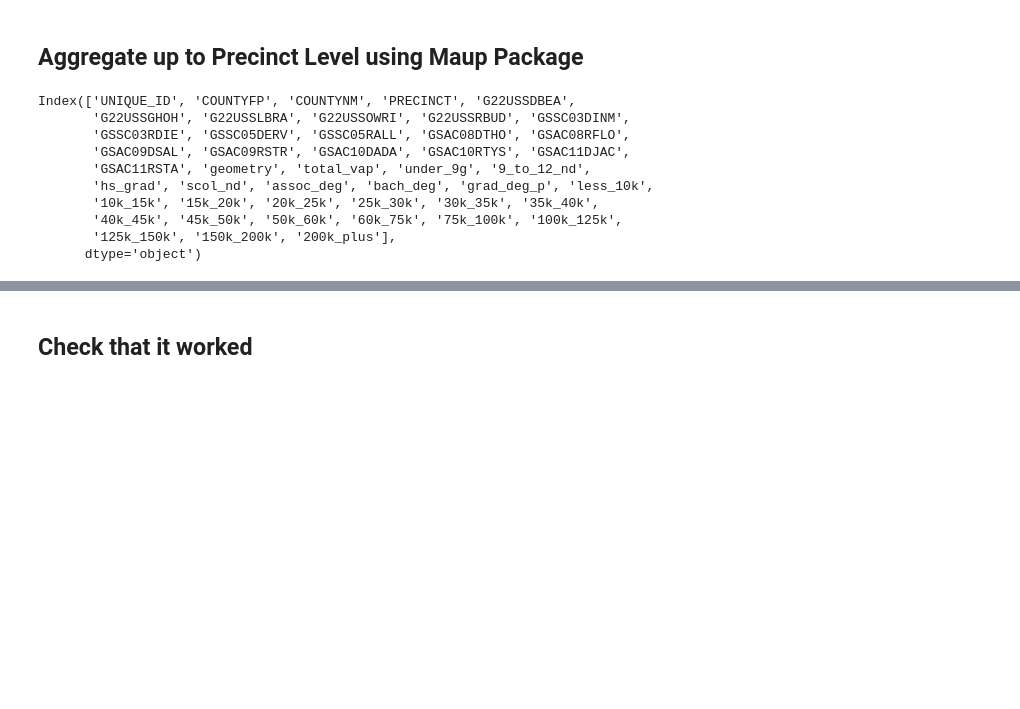
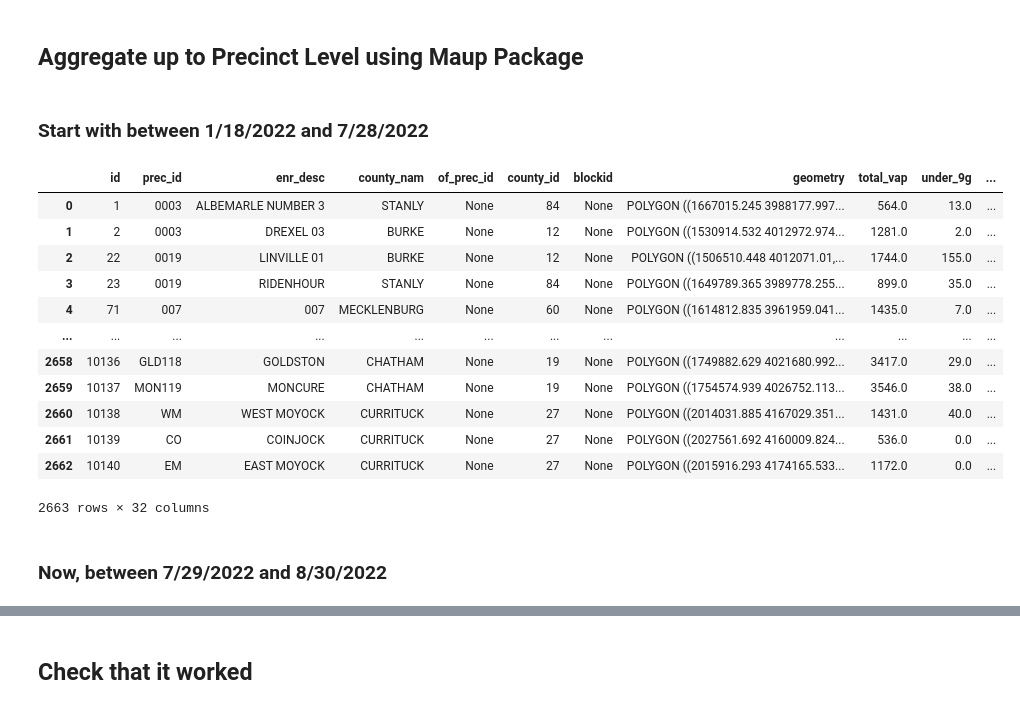
Before and after one commit to Jmilk3/UCS_Voting_Repo, a Jupyter notebook: Code/Data_Cleaning/nc_data_clean_up.ipynb, the cells around one changed output, grey strips where cells are left out. Cells and saved outputs as stored; diff of their text form; code cells hidden in the pictures; blank space fills up the shorter version.

```diff
--- a/Code/Data_Cleaning/nc_data_clean_up.ipynb
+++ b/Code/Data_Cleaning/nc_data_clean_up.ipynb
@@ -29,7 +29,9 @@ block_groups_2022 = gpd.read_file(NOT_GIT_DIR / "tl_2022_37_bg/tl_2022_37_bg.shp
 block_groups_2023 = gpd.read_file(NOT_GIT_DIR / "tl_2023_37_bg/tl_2023_37_bg.shp")
 
 # Precincts Voting Data and Shapefile (This is updated!)
-time_period_83122_123122_gdf = gpd.read_file(BASE_DIR / "Shapefile_Data" / "SBE_PRECINCTS_20220831" / "SBE_PRECINCTS_20220831.shp")
+time_period_11822_72822_gdf = gpd.read_file(BASE_DIR / "Shapefile_Data" / "SBE_PRECINCTS_20220118" / "SBE_PRECINCTS_20220118.shp")
+time_period_72922_83022_gdf = gpd.read_file(BASE_DIR / "Shapefile_Data" / "SBE_PRECINCTS_20220729" / "SBE_PRECINCTS_20220729.shp")
+time_period_83122_121923_gdf = gpd.read_file(BASE_DIR / "Shapefile_Data" / "SBE_PRECINCTS_20220831" / "SBE_PRECINCTS_20220831.shp")
 # %% [markdown]
 ## Clean up the Data and Naming
 # %%
@@ -171,32 +175,32 @@ nc_data_2022_gdf = block_groups_2022.merge(merged_education_income_2022_df, on =
 nc_data_2023_gdf = block_groups_2023.merge(merged_education_income_2023_df, on = ["GEOID"], how = "left")
 # %% [markdown]
 ## Aggregate up to Precinct Level using Maup Package
+# %% [markdown]
+### Start with between 1/18/2022 and 7/28/2022
 # %%
 # We need both shapefiles to be in the same CRS
 nc_data_2022_gdf = nc_data_2022_gdf.to_crs(epsg = 26915)
-nc_data_2023_gdf = nc_data_2023_gdf.to_crs(epsg = 26915)
-precincts_2022_gdf = precincts_2022_gdf.to_crs(epsg = 26915)
-precincts_2022_for_2023_gdf = precincts_2022_for_2023_gdf.to_crs(epsg = 26915)
+time_period_11822_72822_gdf = time_period_11822_72822_gdf.to_crs(epsg = 26915)
 # %%
 # The columns with numbers need to be summed so that we can properly aggregate up to Precinct level
 pop_cols = ["total_vap", "under_9g", "9_to_12_nd", "hs_grad", "scol_nd", "assoc_deg", "bach_deg", "grad_deg_p", "less_10k", "10k_15k", "15k_20k", "20k_25k", "25k_30k", "30k_35k", "35k_40k",
                     "40k_45k", "45k_50k", "50k_60k", "60k_75k", "75k_100k", "100k_125k", "125k_150k", "150k_200k", "200k_plus"]
 
 # Using maup.assign, it will figure out how to move from block groups to precincts using the Shapefiles
-blocks_to_precincts_assignment = maup.assign(nc_data_2022_gdf.geometry, precincts_2022_gdf.geometry)
+blocks_to_precincts_assignment = maup.assign(nc_data_2022_gdf.geometry, time_period_11822_72822_gdf.geometry)
 
 # We need to get all the data types of P1 to ints
 for item in pop_cols:
     nc_data_2022_gdf[item] = pd.to_numeric(nc_data_2022_gdf[item])
 
-precincts_2022_gdf[pop_cols] = nc_data_2022_gdf[pop_cols].groupby(blocks_to_precincts_assignment).sum()
+time_period_11822_72822_gdf[pop_cols] = nc_data_2022_gdf[pop_cols].groupby(blocks_to_precincts_assignment).sum()
 
 # Do the same for 2023
 # Using maup.assign, it will figure out how to move from block groups to precincts using the Shapefiles
-blocks_to_precincts_assignment = maup.assign(nc_data_2023_gdf.geometry, precincts_2022_for_2023_gdf.geometry)
+blocks_to_precincts_assignment = maup.assign(nc_data_2022_gdf.geometry, time_period_11822_72822_gdf.geometry)
 
 # We need to get all the data types of P1 to ints
 for item in pop_cols:
     nc_data_2023_gdf[item] = pd.to_numeric(nc_data_2023_gdf[item])
 
-precincts_2022_for_2023_gdf[pop_cols] = nc_data_2023_gdf[pop_cols].groupby(blocks_to_precincts_assignment).sum()
+time_period_11822_72822_gdf[pop_cols] = nc_data_2023_gdf[pop_cols].groupby(blocks_to_precincts_assignment).sum()
@@ -203,13 +209,18 @@ precincts_2022_for_2023_gdf[pop_cols] = nc_data_2023_gdf[pop_cols].groupby(block
 # %%
-precincts_2022_for_2023_gdf.columns
+time_period_11822_72822_gdf
 # %% [output]
+|  | id | prec_id | enr_desc | county_nam | of_prec_id | county_id | blockid | geometry | total_vap | under_9g | ... |
+| 0 | 1 | 0003 | ALBEMARLE NUMBER 3 | STANLY | None | 84 | None | POLYGON ((1667015.245 3988177.997... | 564.0 | 13.0 | ... |
+| 1 | 2 | 0003 | DREXEL 03 | BURKE | None | 12 | None | POLYGON ((1530914.532 4012972.974... | 1281.0 | 2.0 | ... |
+| 2 | 22 | 0019 | LINVILLE 01 | BURKE | None | 12 | None | POLYGON ((1506510.448 4012071.01,... | 1744.0 | 155.0 | ... |
+| 3 | 23 | 0019 | RIDENHOUR | STANLY | None | 84 | None | POLYGON ((1649789.365 3989778.255... | 899.0 | 35.0 | ... |
+| 4 | 71 | 007 | 007 | MECKLENBURG | None | 60 | None | POLYGON ((1614812.835 3961959.041... | 1435.0 | 7.0 | ... |
+| ... | ... | ... | ... | ... | ... | ... | ... | ... | ... | ... | ... |
+| 2658 | 10136 | GLD118 | GOLDSTON | CHATHAM | None | 19 | None | POLYGON ((1749882.629 4021680.992... | 3417.0 | 29.0 | ... |
+| 2659 | 10137 | MON119 | MONCURE | CHATHAM | None | 19 | None | POLYGON ((1754574.939 4026752.113... | 3546.0 | 38.0 | ... |
+| 2660 | 10138 | WM | WEST MOYOCK | CURRITUCK | None | 27 | None | POLYGON ((2014031.885 4167029.351... | 1431.0 | 40.0 | ... |
+| 2661 | 10139 | CO | COINJOCK | CURRITUCK | None | 27 | None | POLYGON ((2027561.692 4160009.824... | 536.0 | 0.0 | ... |
+| 2662 | 10140 | EM | EAST MOYOCK | CURRITUCK | None | 27 | None | POLYGON ((2015916.293 4174165.533... | 1172.0 | 0.0 | ... |
-Index(['UNIQUE_ID', 'COUNTYFP', 'COUNTYNM', 'PRECINCT', 'G22USSDBEA',
-       'G22USSGHOH', 'G22USSLBRA', 'G22USSOWRI', 'G22USSRBUD', 'GSSC03DINM',
-       'GSSC03RDIE', 'GSSC05DERV', 'GSSC05RALL', 'GSAC08DTHO', 'GSAC08RFLO',
-       'GSAC09DSAL', 'GSAC09RSTR', 'GSAC10DADA', 'GSAC10RTYS', 'GSAC11DJAC',
-       'GSAC11RSTA', 'geometry', 'total_vap', 'under_9g', '9_to_12_nd',
-       'hs_grad', 'scol_nd', 'assoc_deg', 'bach_deg', 'grad_deg_p', 'less_10k',
-       '10k_15k', '15k_20k', '20k_25k', '25k_30k', '30k_35k', '35k_40k',
-       '40k_45k', '45k_50k', '50k_60k', '60k_75k', '75k_100k', '100k_125k',
-       '125k_150k', '150k_200k', '200k_plus'],
-      dtype='object')
+2663 rows × 32 columns
+# %% [markdown]
+### Now, between 7/29/2022 and 8/30/2022
```
Also changed, not shown: parts of 5 cells of this notebook, 5 other files.
